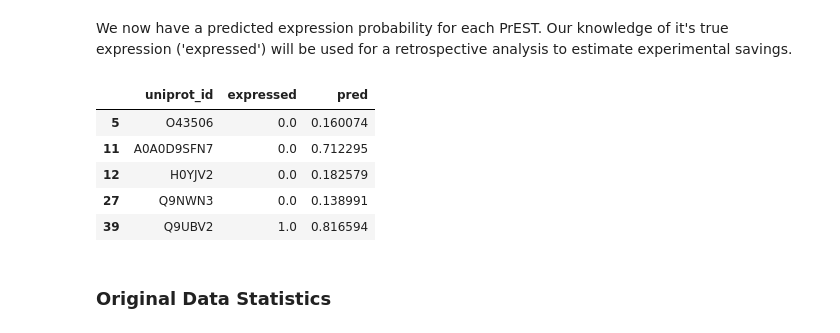
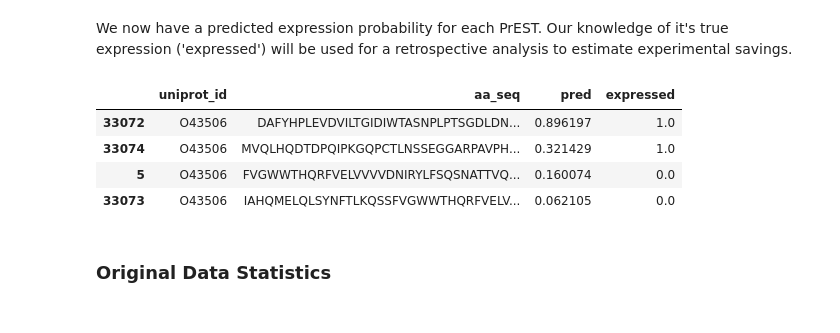
Before and after one commit to jayruth/NovoNordisk_Capstone, a Jupyter notebook: examples/retrospective_analysis.ipynb, the cells around one changed output. Saved outputs shown, nothing was run; the diff lists cells and outputs as text; code cells hidden in the pictures.

```diff
--- a/examples/retrospective_analysis.ipynb
+++ b/examples/retrospective_analysis.ipynb
@@ -28,14 +28,13 @@ DF_test.loc[:, 'pred'] = pred
 # %% [markdown]
 We now have a predicted expression probability for each PrEST. Our knowledge of it's true expression ('expressed') will be used for a retrospective analysis to estimate experimental savings.
 # %%
-DF_test[['uniprot_id', 'expressed', 'pred']].head()
+DF_test[DF_test.uniprot_id == 'O43506'][['uniprot_id', 'aa_seq', 'pred', 'expressed']].sort_values('pred', ascending=False)
 # %% [output]
-|  | uniprot_id | expressed | pred |
-| 5 | O43506 | 0.0 | 0.160074 |
-| 11 | A0A0D9SFN7 | 0.0 | 0.712295 |
-| 12 | H0YJV2 | 0.0 | 0.182579 |
-| 27 | Q9NWN3 | 0.0 | 0.138991 |
-| 39 | Q9UBV2 | 1.0 | 0.816594 |
+|  | uniprot_id | aa_seq | pred | expressed |
+| 33072 | O43506 | DAFYHPLEVDVILTGIDIWTASNPLPTSGDLDN... | 0.896197 | 1.0 |
+| 33074 | O43506 | MVQLHQDTDPQIPKGQPCTLNSSEGGARPAVPH... | 0.321429 | 1.0 |
+| 5 | O43506 | FVGWWTHQRFVELVVVVDNIRYLFSQSNATTVQ... | 0.160074 | 0.0 |
+| 33073 | O43506 | IAHQMELQLSYNFTLKQSSFVGWWTHQRFVELV... | 0.062105 | 0.0 |
 # %% [markdown]
 ### Original Data Statistics
 # %%
```
Also changed, not shown: parts of 1 cell of this notebook, 1 other file.
